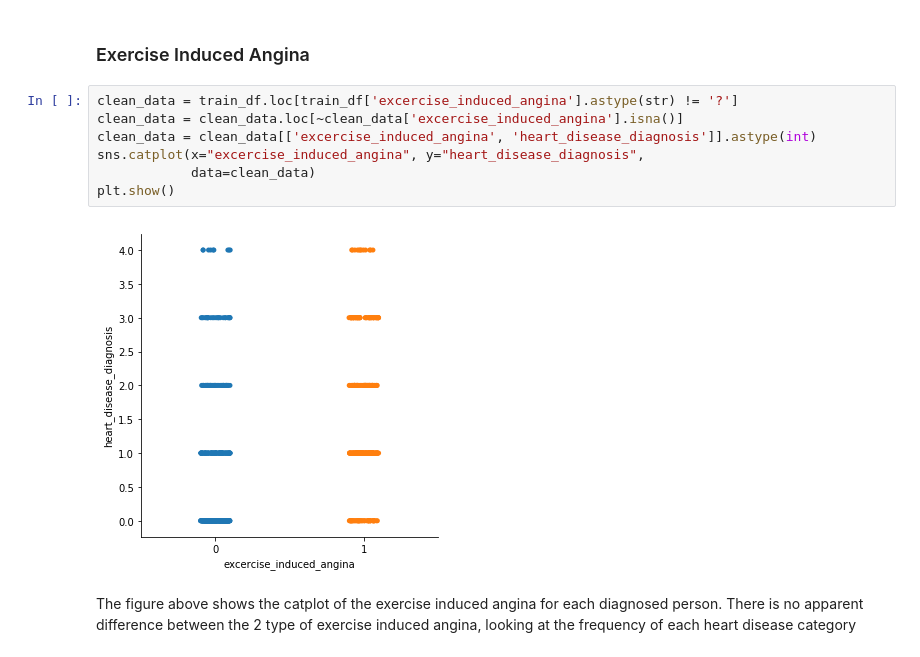
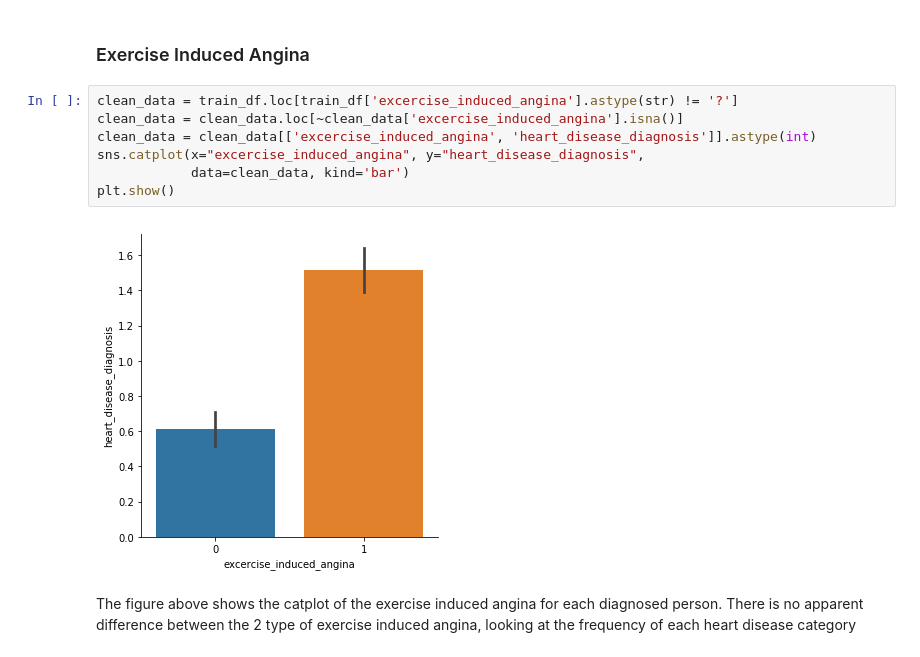
Before and after one commit to diwangs/IF3170_heart-disease-classification, a Jupyter notebook: notebooks/1. Exploratory Data Analysis.ipynb, the cells around one changed output. Drawn from its saved outputs; the diff is of its cells as text.

```diff
--- a/notebooks/1. Exploratory Data Analysis.ipynb
+++ b/notebooks/1. Exploratory Data Analysis.ipynb
@@ -270,12 +270,12 @@ The figure above shows the box plot of the max heart rate achieved for each pers
 # %%
 clean_data = train_df.loc[train_df['excercise_induced_angina'].astype(str) != '?']
 clean_data = clean_data.loc[~clean_data['excercise_induced_angina'].isna()]
 clean_data = clean_data[['excercise_induced_angina', 'heart_disease_diagnosis']].astype(int)
 sns.catplot(x="excercise_induced_angina", y="heart_disease_diagnosis",
-            data=clean_data)
+            data=clean_data, kind='bar')
 plt.show()
 # %% [output]
-[figure, old version]
+[figure, new version]
 # %% [markdown]
 The figure above shows the catplot of the exercise induced angina for each diagnosed person. There is no apparent difference between the 2 type of exercise induced angina, looking at the frequency of each heart disease category
 # %% [markdown]
```
Also changed, not shown: parts of 6 cells of this notebook, 5 other files.
